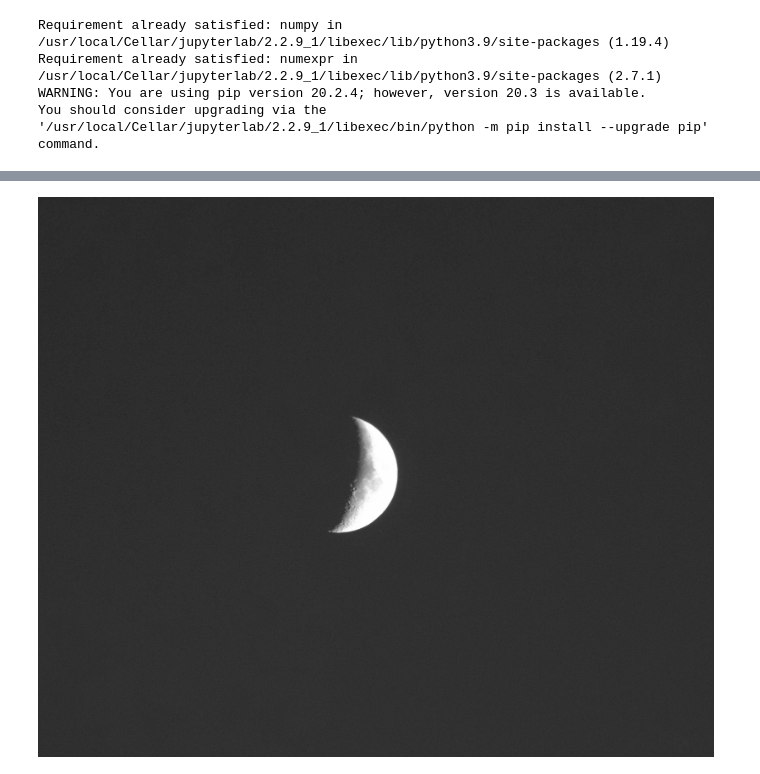
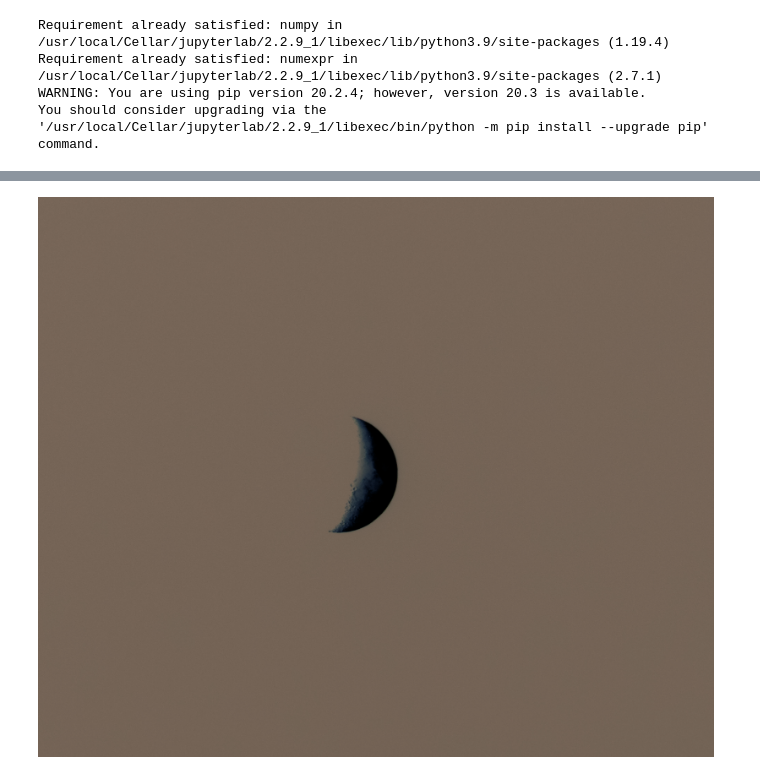
Before and after one commit to Coornail/starpack-py, a Jupyter notebook: starpack-py.ipynb, the cells around one changed output, grey strips where cells are left out. Saved outputs shown, nothing was run; the diff lists cells and outputs as text; code cells hidden in the pictures.

Commit message:
Clean up files and implement darkframe packing

```diff
--- a/starpack-py.ipynb
+++ b/starpack-py.ipynb
@@ -37,5 +32,4 @@ for file in files:
 # %%
 %%time
-ref = to_grayscale(loaded_images[0])
-#input = to_grayscale(loaded_images[1])
+df = darkframepack(loaded_images[0], [files[0], files[1], files[2]])
 # %% [output]
@@ -44,4 +39,4 @@ Wall time: 166 ms
 # %%
-Image.fromarray(ref.astype(np.uint8))
+Image.fromarray(df.astype(np.uint8))
 # %% [output]
-[figure, old version]
+[figure, new version]
```
Also changed, not shown: parts of 4 cells of this notebook, 4 other files.
